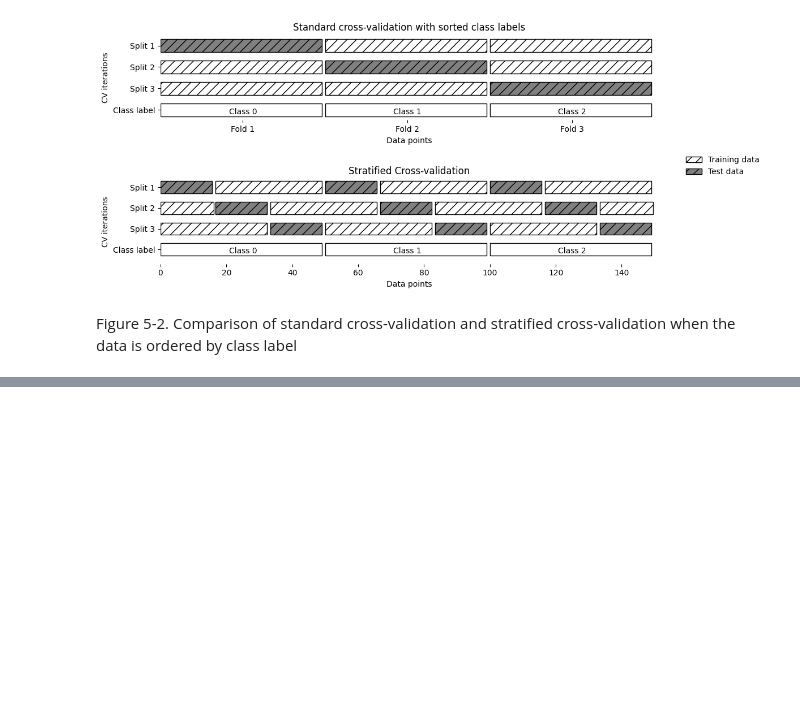
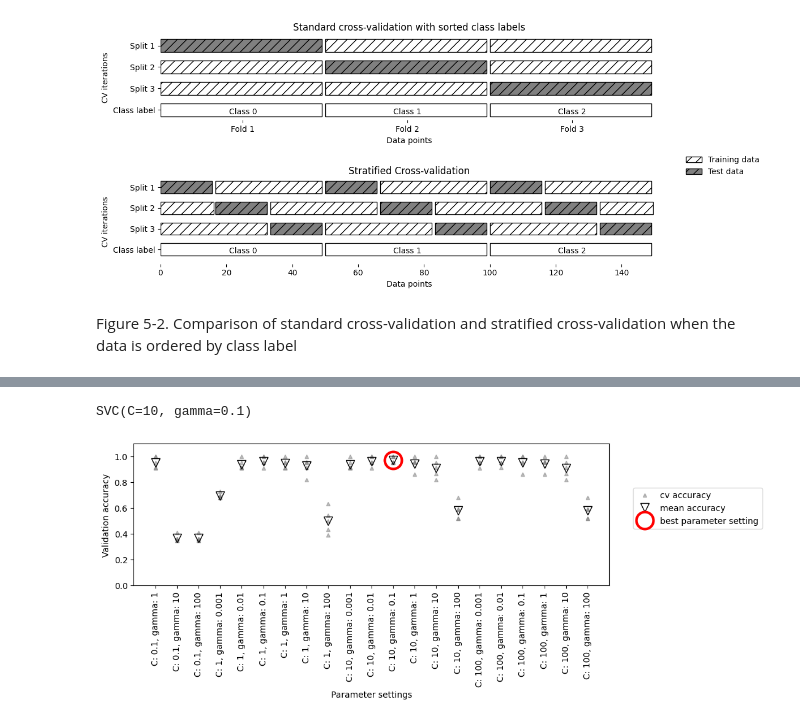
Before and after one commit to Youngsoo1024/Python_ML, a Jupyter notebook: Chap5/ch5_practice.ipynb, the cells around one changed output, grey strips where cells are left out. Saved outputs shown, nothing was run; the diff lists cells and outputs as text; code cells hidden in the pictures; blank space fills up the shorter version.

```diff
--- a/Chap5/ch5_practice.ipynb
+++ b/Chap5/ch5_practice.ipynb
@@ -66,0 +203,24 @@ Figure 5-2. Comparison of standard cross-validation and stratified cross-validat
+# %%
+import numpy as np
+for gamma in [0.001, 0.01, 0.1, 1, 10, 100]:
+    for C in [0.001, 0.01, 0.1, 1, 10, 100]:
+        # for each combination of parameters,
+        # train an SVC
+        svm = SVC(gamma=gamma, C=C)
+        # perform cross-validation
+        scores = cross_val_score(svm, X_trainval, y_trainval, cv=5)
+        # compute mean cross-validation accuracy
+        score = np.mean(scores)
+        # if we got a better score, store the score and parameters
+        if score > best_score:
+            best_score = score
+            best_parameters = {'C': C, 'gamma': gamma}
+# rebuild a model on the combined training and validation set
+svm = SVC(**best_parameters)
+svm.fit(X_trainval, y_trainval)
+# %% [output]
+SVC(C=10, gamma=0.1)
+# %%
+mglearn.plots.plot_cross_val_selection()
+# %% [output]
+[figure, added]
```
Also changed, not shown: parts of 45 cells of this notebook.
